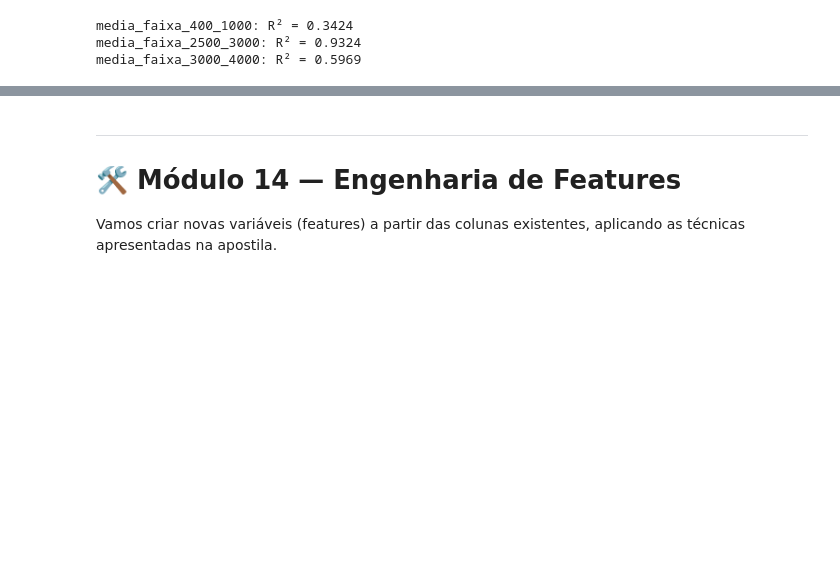
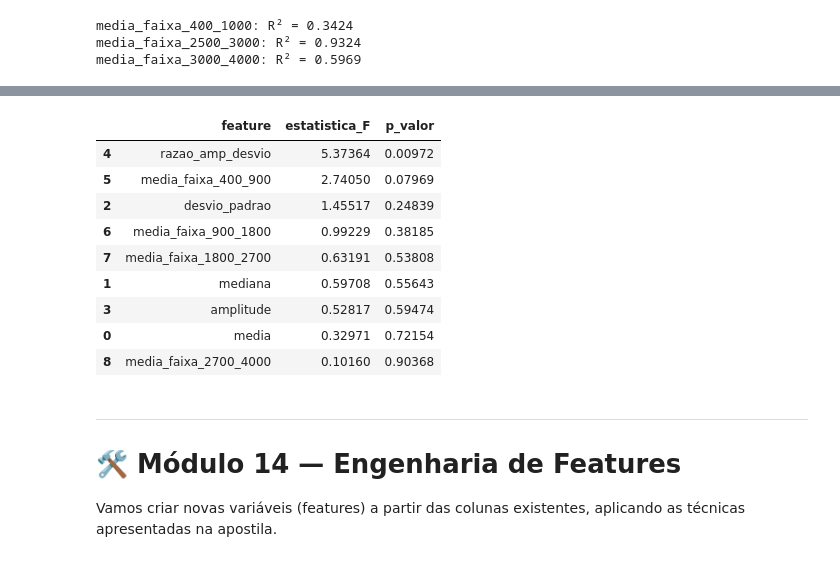
Before and after one commit to Juan-Vyctor/IA, a Jupyter notebook: atividade1/analise_espectros.ipynb, the cells around one changed output, grey strips where cells are left out. Cells and saved outputs as stored; diff of their text form; code cells hidden in the pictures; blank space fills up the shorter version.

```diff
--- a/atividade1/analise_espectros.ipynb
+++ b/atividade1/analise_espectros.ipynb
@@ -1244,3 +1367,36 @@ plt.show()
+# %%
+resultados_anova = []
+
+for feature in campos_classificacao:
+    grupos = [
+        resumo.loc[resumo["grupo"] == classe, feature]
+        for classe in ["PC", "M1", "M2"]
+    ]
+
+    estatistica, p_valor = stats.f_oneway(*grupos)
+
+    resultados_anova.append({
+        "feature": feature,
+        "estatistica_F": estatistica,
+        "p_valor": p_valor
+    })
+
+anova = pd.DataFrame(resultados_anova)
+
+anova = anova.sort_values("p_valor")
+
+anova.round(5)
+# %% [output]
+|  | feature | estatistica_F | p_valor |
+| 4 | razao_amp_desvio | 5.37364 | 0.00972 |
+| 5 | media_faixa_400_900 | 2.74050 | 0.07969 |
+| 2 | desvio_padrao | 1.45517 | 0.24839 |
+| 6 | media_faixa_900_1800 | 0.99229 | 0.38185 |
+| 7 | media_faixa_1800_2700 | 0.63191 | 0.53808 |
+| 1 | mediana | 0.59708 | 0.55643 |
+| 3 | amplitude | 0.52817 | 0.59474 |
+| 0 | media | 0.32971 | 0.72154 |
+| 8 | media_faixa_2700_4000 | 0.10160 | 0.90368 |
 # %% [markdown]
 ---
 # 🛠️ Módulo 14 — Engenharia de Features
```
Also changed, not shown: parts of 11 cells of this notebook.
